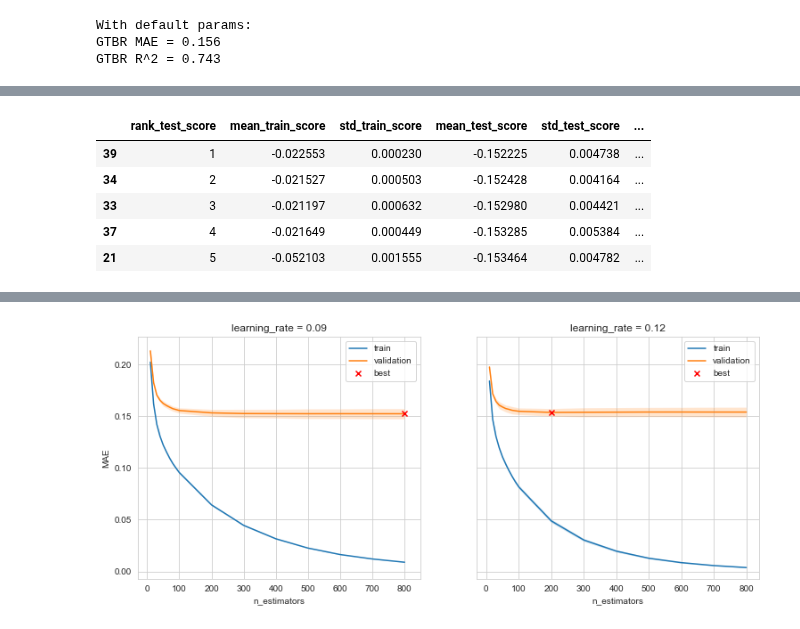
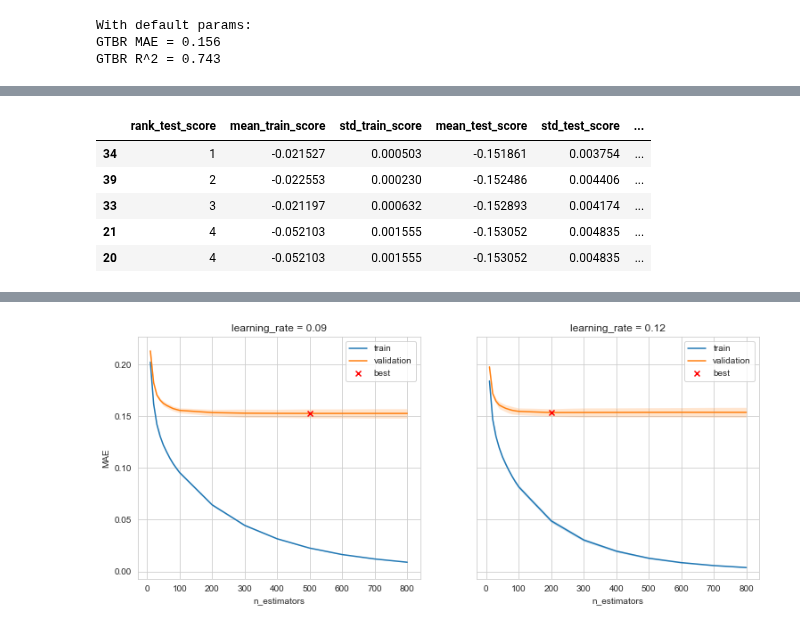
Before and after one commit to jschrein/epfl-exts-adsml-capstone-project, a Jupyter notebook: Gradient Tree Boosting.ipynb, the cells around one changed output, grey strips where cells are left out. Cells and saved outputs as stored; diff of their text form; code cells hidden in the pictures.

```diff
--- a/Gradient Tree Boosting.ipynb
+++ b/Gradient Tree Boosting.ipynb
@@ -58,13 +59,13 @@ GTBR MAE = 0.156
 GTBR R^2 = 0.743
 # %%
 parameters = {
-    "learning_rate": [0.08, 0.09, 0.1, 0.11, 0.12 ],
-    "n_estimators": np.linspace(100, 800, 8, dtype=int)
+    "gradientboostingregressor__learning_rate": [0.08, 0.09, 0.1, 0.11, 0.12 ],
+    "gradientboostingregressor__n_estimators": np.linspace(100, 800, 8, dtype=int)
 }
-gcv = GridSearchCV(gtbr, parameters, scoring = "neg_mean_absolute_error", cv = 5, n_jobs=12, return_train_score=True)
-gcv.fit(X_train, y_train)
+gcv_gtbr = GridSearchCV(gtbr, parameters, scoring = "neg_mean_absolute_error", cv = 5, n_jobs=12, return_train_score=True)
+gcv_gtbr.fit(X_train, y_train)
 print("Grid search / cross-validation:")
-print("Best params = {}".format(gcv.best_params_))
-print("Best MAE = {:.3f}".format(-gcv.best_score_))
+print("Best params = {}".format(gcv_gtbr.best_params_))
+print("Best MAE = {:.3f}".format(-gcv_gtbr.best_score_))
 # %% [output]
 Grid search / cross-validation:
@@ -95,14 +98,14 @@ df_gcv.head()
 # %%
 parameters2 = {
-    "learning_rate": [0.09],
-    "n_estimators": [500],
-    "max_depth": np.linspace(1, 10, 10, dtype=int),
-    "min_samples_split": np.linspace(2, 10, 10, dtype=int)
+    "gradientboostingregressor__learning_rate": [0.09],
+    "gradientboostingregressor__n_estimators": [500],
+    "gradientboostingregressor__max_depth": np.linspace(1, 10, 10, dtype=int),
+    "gradientboostingregressor__min_samples_split": np.linspace(2, 10, 10, dtype=int)
 }
-gcv2= GridSearchCV(gtbr, parameters2, scoring = "neg_mean_absolute_error", cv = 5, n_jobs=12, return_train_score=True)
-gcv2.fit(X_train, y_train)
+gcv2_gtbr = GridSearchCV(gtbr, parameters2, scoring = "neg_mean_absolute_error", cv = 5, n_jobs=12, return_train_score=True)
+gcv2_gtbr.fit(X_train, y_train)
 print("Grid search / cross-validation:")
-print("Best params = {}".format(gcv2.best_params_))
-print("Best MAE = {:.3f}".format(-gcv2.best_score_))
+print("Best params = {}".format(gcv2_gtbr.best_params_))
+print("Best MAE = {:.3f}".format(-gcv2_gtbr.best_score_))
 # %% [output]
 Grid search / cross-validation:
@@ -123,15 +126,17 @@ Tuned GTBR R^2 = 0.764
 # %%
-df_gcv2 = pd.DataFrame(gcv2.cv_results_)[['rank_test_score', 'mean_train_score', 'std_train_score', 'mean_test_score',
-                                         'std_test_score', 'param_learning_rate', 'param_n_estimators', 'param_max_depth',
-                                         'param_min_samples_split']].sort_values(by='rank_test_score')
-df_gcv2.head(5)
+df_gcv2_gtbr = pd.DataFrame(gcv2_gtbr.cv_results_)[
+    ['rank_test_score', 'mean_train_score', 'std_train_score', 'mean_test_score', 'std_test_score',
+     'param_gradientboostingregressor__learning_rate', 'param_gradientboostingregressor__n_estimators',
+     'param_gradientboostingregressor__max_depth', 'param_gradientboostingregressor__min_samples_split']
+    ].sort_values(by='rank_test_score')
+df_gcv2_gtbr.head(5)
 # %% [output]
 |  | rank_test_score | mean_train_score | std_train_score | mean_test_score | std_test_score | ... |
-| 39 | 1 | -0.022553 | 0.000230 | -0.152225 | 0.004738 | ... |
-| 34 | 2 | -0.021527 | 0.000503 | -0.152428 | 0.004164 | ... |
-| 33 | 3 | -0.021197 | 0.000632 | -0.152980 | 0.004421 | ... |
-| 37 | 4 | -0.021649 | 0.000449 | -0.153285 | 0.005384 | ... |
-| 21 | 5 | -0.052103 | 0.001555 | -0.153464 | 0.004782 | ... |
+| 34 | 1 | -0.021527 | 0.000503 | -0.151861 | 0.003754 | ... |
+| 39 | 2 | -0.022553 | 0.000230 | -0.152486 | 0.004406 | ... |
+| 33 | 3 | -0.021197 | 0.000632 | -0.152893 | 0.004174 | ... |
+| 21 | 4 | -0.052103 | 0.001555 | -0.153052 | 0.004835 | ... |
+| 20 | 4 | -0.052103 | 0.001555 | -0.153052 | 0.004835 | ... |
 # %%
 sns.set_style('whitegrid')
 plt.figure(figsize=(6,6))
```
Also changed, not shown: parts of 21 cells of this notebook, 1 other file.
